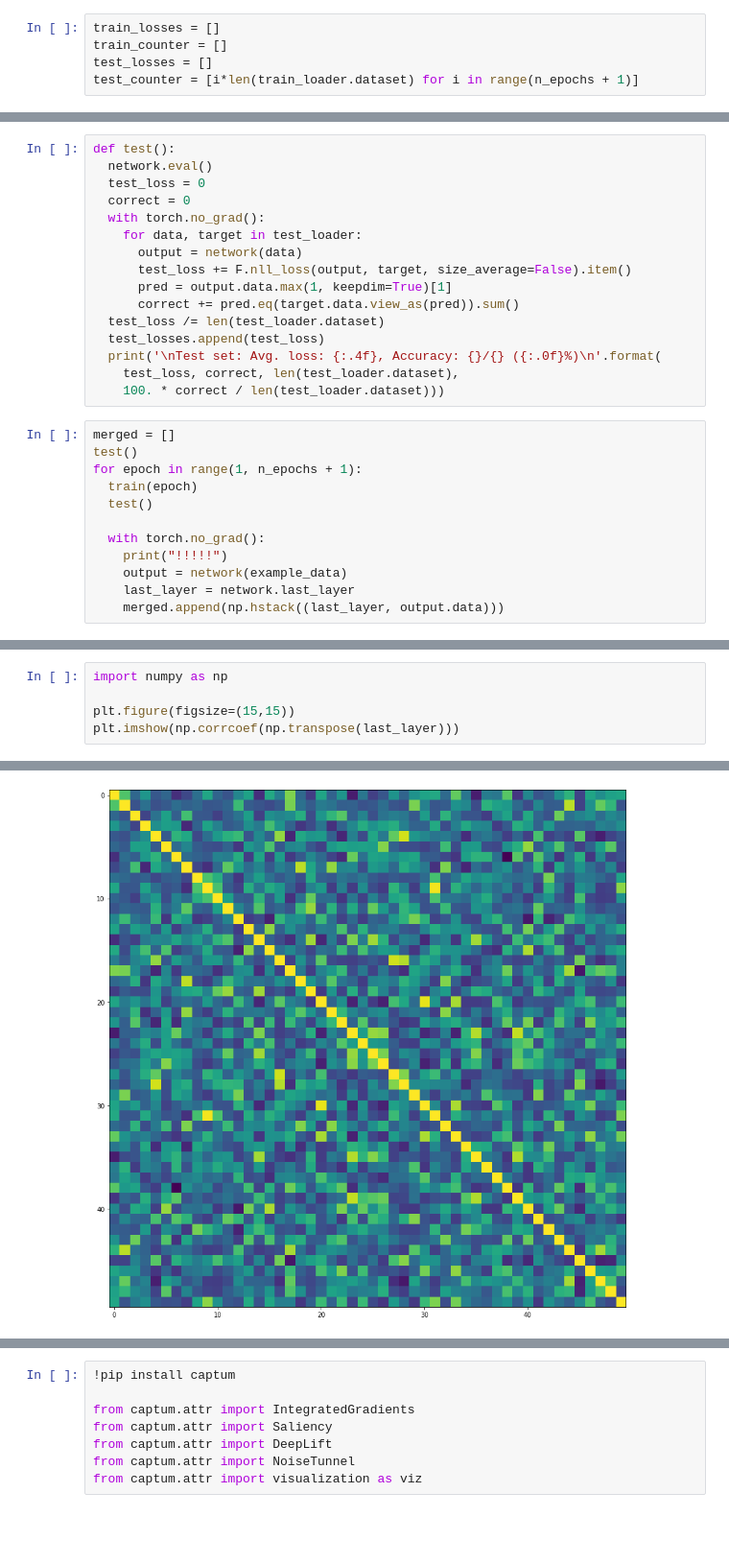
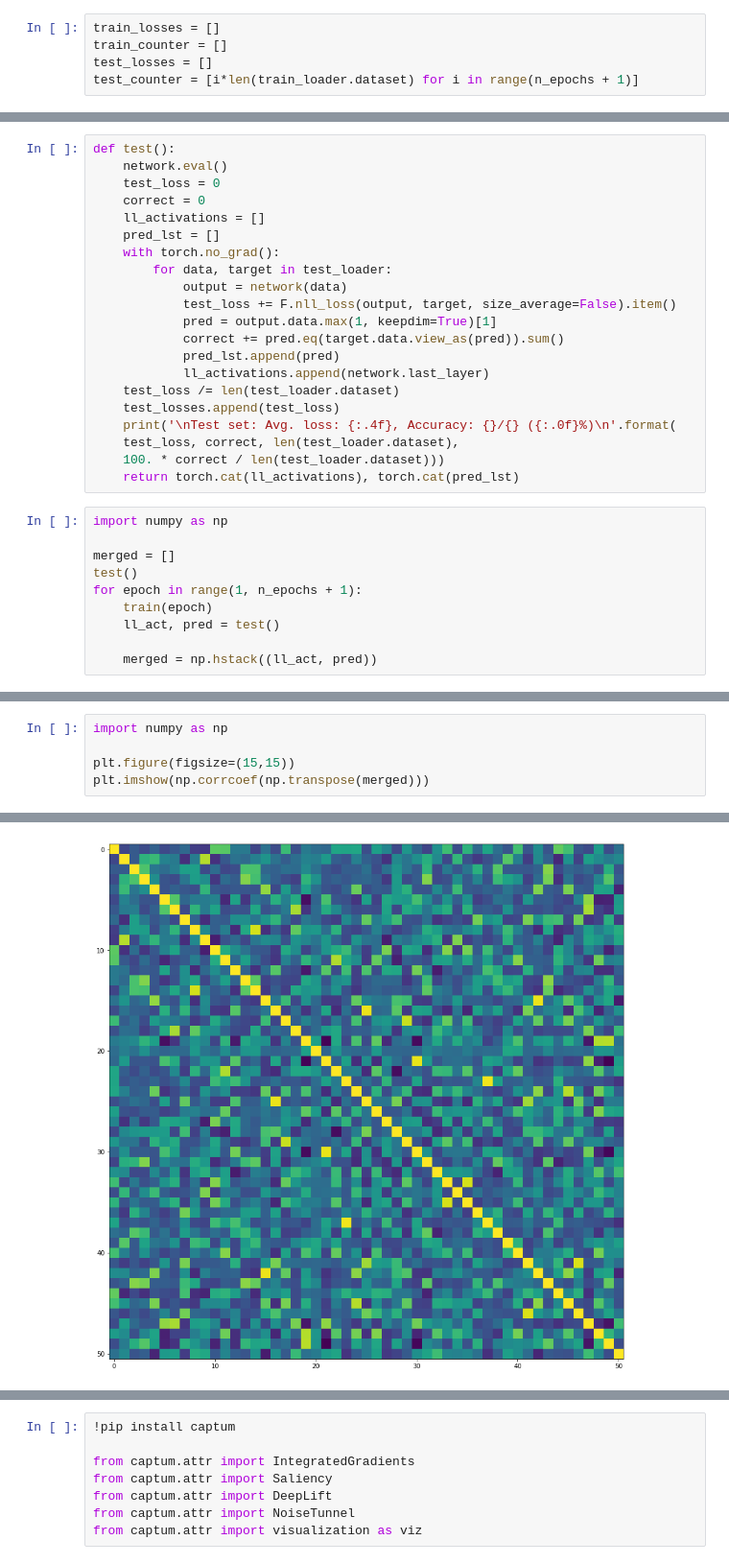
Before and after one commit to arkhycat/disenntangle, a Jupyter notebook: mnist_disentangling.ipynb, the cells around one changed output, grey strips where cells are left out. Shown at 96% size. Drawn from its saved outputs; the diff is of its cells as text; blank space fills up the shorter version.

```diff
--- a/mnist_disentangling.ipynb
+++ b/mnist_disentangling.ipynb
@@ -113,29 +112,32 @@ def train(epoch):
 # %%
 def test():
-  network.eval()
-  test_loss = 0
-  correct = 0
-  with torch.no_grad():
-    for data, target in test_loader:
-      output = network(data)
-      test_loss += F.nll_loss(output, target, size_average=False).item()
-      pred = output.data.max(1, keepdim=True)[1]
-      correct += pred.eq(target.data.view_as(pred)).sum()
-  test_loss /= len(test_loader.dataset)
-  test_losses.append(test_loss)
-  print('\nTest set: Avg. loss: {:.4f}, Accuracy: {}/{} ({:.0f}%)\n'.format(
+    network.eval()
+    test_loss = 0
+    correct = 0
+    ll_activations = []
+    pred_lst = []
+    with torch.no_grad():
+        for data, target in test_loader:
+            output = network(data)
+            test_loss += F.nll_loss(output, target, size_average=False).item()
+            pred = output.data.max(1, keepdim=True)[1]
+            correct += pred.eq(target.data.view_as(pred)).sum()
+            pred_lst.append(pred)
+            ll_activations.append(network.last_layer)
+    test_loss /= len(test_loader.dataset)
+    test_losses.append(test_loss)
+    print('\nTest set: Avg. loss: {:.4f}, Accuracy: {}/{} ({:.0f}%)\n'.format(
     test_loss, correct, len(test_loader.dataset),
     100. * correct / len(test_loader.dataset)))
+    return torch.cat(ll_activations), torch.cat(pred_lst)
 # %%
+import numpy as np
+
 merged = []
 test()
 for epoch in range(1, n_epochs + 1):
-  train(epoch)
-  test()
+    train(epoch)
+    ll_act, pred = test()
 
-  with torch.no_grad():
-    print("!!!!!")
-    output = network(example_data)
-    last_layer = network.last_layer
-    merged.append(np.hstack((last_layer, output.data)))
+    merged = np.hstack((ll_act, pred))
 # %% [output]
@@ -188,8 +199,8 @@ fig
 # %%
 import numpy as np
 
 plt.figure(figsize=(15,15))
-plt.imshow(np.corrcoef(np.transpose(last_layer)))
+plt.imshow(np.corrcoef(np.transpose(merged)))
 # %% [output]
 <matplotlib.image.AxesImage at 0x...>
-[figure, old version]
+[figure, new version]
```
Also changed, not shown: parts of 14 cells of this notebook.
